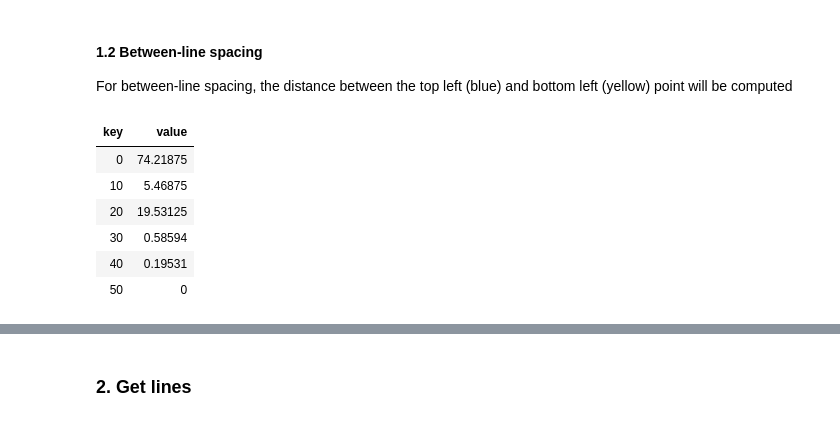
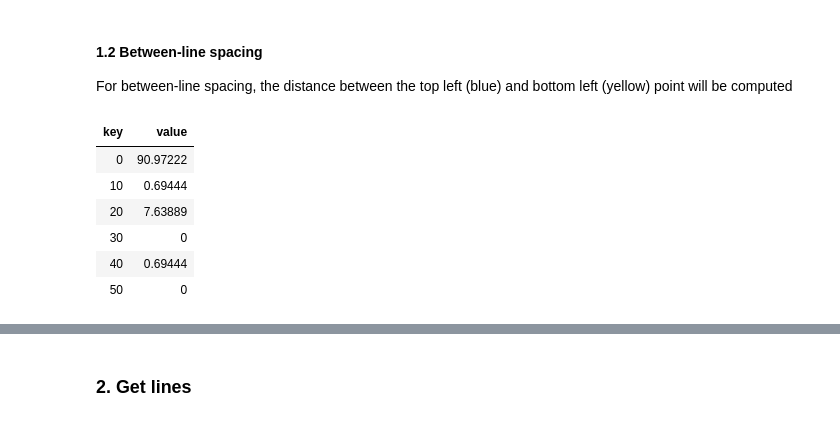
Before and after one commit to BobLd/simple-docstrum, a Jupyter notebook: Simple Docstrum v1.ipynb, the cells around one changed output, grey strips where cells are left out. Cells and saved outputs as stored; diff of their text form; code cells hidden in the pictures.

```diff
--- a/Simple Docstrum v1.ipynb
+++ b/Simple Docstrum v1.ipynb
@@ -237,7 +232,7 @@ private static double? GetPeakAverageDistance(IEnumerable<double> distances, int
 #### 1.1 Within-line (between words) spacing
 For within-line spacing, the distance between the bottom left (in yellow) and bottom right (in red) point will be computed
 # %%
-KdTree<Word> kdTreeWL = new KdTree<Word>(words, w => w.BoundingBox.BottomLeft);
+KdTree<Word> kdTreeBottomLeft = new KdTree<Word>(words, w => w.BoundingBox.BottomLeft);
 
 // Create distribution
 var withinLineDistList = new List<double>();
@@ -246,8 +241,8 @@ foreach (var candidateW in words)
     // 1.1.1 Find the 2 closest neighbours words to the candidate, using weighted euclidean distance that gives more weight to y axis.
     // Words on the same line (same y) have more chance to be neighbours
     // NB: might need to use a different method with rotated words
-    foreach (var n in kdTreeWL.FindNearestNeighbours(candidateW, 2, w => w.BoundingBox.BottomRight,
-                                                     (p1, p2) => Distances.WeightedEuclidean(p1, p2, 0.5)))
+    foreach (var n in kdTreeBottomLeft.FindNearestNeighbours(candidateW, 2, w => w.BoundingBox.BottomRight,
+                                                             (p1, p2) => Distances.WeightedEuclidean(p1, p2, 0.5)))
     {
         // 1.1.2 Check if the neighbour word is within the angle of the candidate
         var angle = Distances.Angle(candidateW.BoundingBox.BottomRight, n.Item1.BoundingBox.BottomLeft);
@@ -311,8 +304,6 @@ display(plotWl);
 #### 1.2 Between-line spacing
 For between-line spacing, the distance between the top left (blue) and bottom left (yellow) point will be computed
 # %%
-KdTree<Word> kdTreeBL = new KdTree<Word>(words, w => w.BoundingBox.TopLeft);
-
 // Create distribution
 var betweenLineDistList = new List<double>();
 foreach (var candidateW in words)
@@ -320,7 +311,7 @@ foreach (var candidateW in words)
     // 1.2.1 Find the 2 closest neighbours words to the candidate, using weighted euclidean distance that gives more weight to x axis.
     // Words on the same 'column' (same x) have more chance to be neighbours
     // NB: might need to use a different method with rotated words
-    foreach (var n in kdTreeBL.FindNearestNeighbours(candidateW, 2, w => w.BoundingBox.BottomLeft, (p1, p2) => Distances.WeightedEuclidean(p1, p2, 2)))
+    foreach (var n in kdTreeBottomLeft.FindNearestNeighbours(candidateW, 2, w => w.BoundingBox.TopLeft, (p1, p2) => Distances.WeightedEuclidean(p1, p2, 2.0)))
     {
         // 1.2.2 Check if the candidate words is within the angle
         var angle = Distances.Angle(candidateW.BoundingBox.Centroid, n.Item1.BoundingBox.Centroid);
@@ -345,38 +336,38 @@ var histoBl = new Graph.Histogram()
     {
         start = 0,
         end = Math.Ceiling(betweenLineDistList.Max()),
         size = blBinSize
     },
     text = "",
     name = "",
     histnorm = "percent"
 };
 
 var lineBlAvg = new Graph.Scatter()
 {
     x = new[] { blDist },
     y = new[] { 0 },
     mode = "markers",
     name = "bl distance",
     marker = new Graph.Marker()
     {
         color = "red",
         size = 10
     }
 };
 
 var plotBl = Chart.Plot(new Graph.Trace[] { histoBl, lineBlAvg });
 plotBl.WithLayout(new Layout.Layout() { title = "Distribution of between-line distances", showlegend = false, hovermode = "closest" });
 plotBl.WithXTitle("distance");
 plotBl.WithYTitle("%");
 display(plotBl);
 # %% [output]
 | key | value |
-| 0 | 74.21875 |
-| 10 | 5.46875 |
-| 20 | 19.53125 |
-| 30 | 0.58594 |
-| 40 | 0.19531 |
+| 0 | 90.97222 |
+| 10 | 0.69444 |
+| 20 | 7.63889 |
+| 30 | 0 |
+| 40 | 0.69444 |
 | 50 | 0 |
 [interactive output not drawn]
 # %%
```
Also changed, not shown: parts of 6 cells of this notebook.
